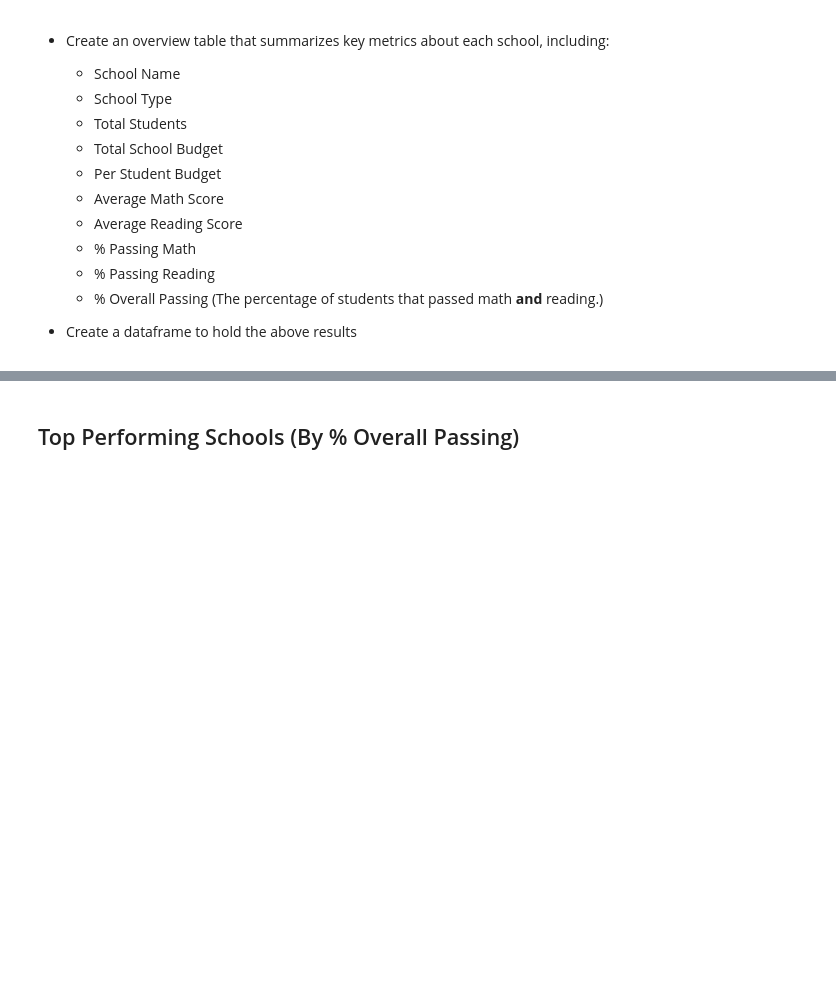
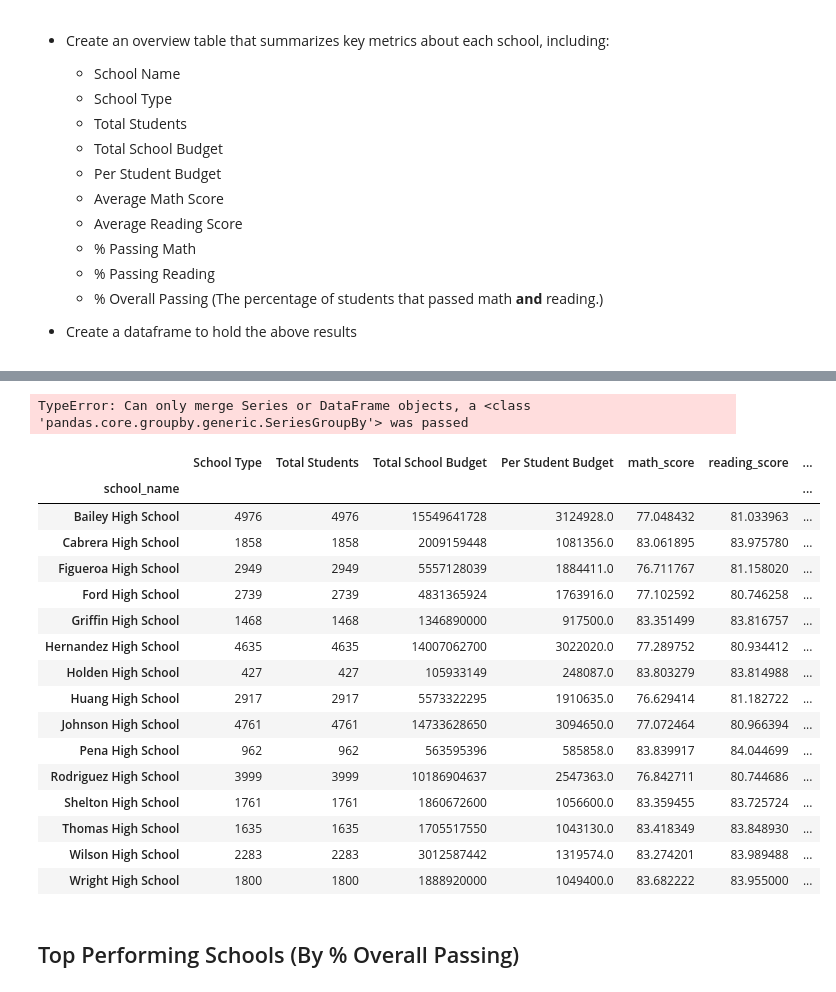
Before and after one commit to j1candel/pandas-challenge, a Jupyter notebook: PyCitySchools/.ipynb, the cells around one changed output, grey strips where cells are left out. Saved outputs shown, nothing was run; the diff lists cells and outputs as text; code cells hidden in the pictures; blank space fills up the shorter version.

Commit message:
Activity one errors fixed

```diff
--- a/PyCitySchools/.ipynb
+++ b/PyCitySchools/.ipynb
@@ -163,20 +195,50 @@ reading_per_school = pd.DataFrame(school_name_df['reading_score'].mean())
 #Finding the total number of students per school that passed Math
 school_name_df = passing_math_df.groupby('school_name')
 math_per_df = school_name_df['math_score'].count()
-percentage_math_per_df = math_per_df/students_per_df*100
-percentage_math_per_df = pd.DataFrame(percentage_math_per_df)
+percentage_math_per_df = pd.DataFrame(math_per_df/students_per_df*100)
 # %%
 #Finding the total number of students per school that passed Reading
 school_name_df = passing_reading_df.groupby('school_name')
 reading_per_df = school_name_df['reading_score'].count()
-percentage_reading_per_df = reading_per_df/students_per_df*100
-percentage_reading_per_df = pd.DataFrame(percentage_reading_per_df)
+percentage_reading_per_df = pd.DataFrame(reading_per_df/students_per_df*100)
 # %%
 #Finding the total number of students per school that passed Reading and Math
 school_name_df = passing_both_df.groupby('school_name')
 both_per_df = school_name_df['reading_score'].count()
-percentage_both_per_df = both_per_df/students_per_df*100
-percentage_both_per_df = pd.DataFrame(percentage_both_per_df)
+percentage_both_per_df = pd.DataFrame(both_per_df/students_per_df*100)
+# %%
+sum_per_df = pd.merge(type_of_school_df, students_per_df, how='left', on=["school_name"])
+sum_per_df = pd.merge(sum_per_df, budget_per_school_df, how='left', on=["school_name"])
+sum_per_df = pd.merge(sum_per_df, budget_per_student_df, how='left', on=["school_name"])
+sum_per_df = pd.merge(sum_per_df, math_per_school_df, how='left', on=["school_name"])
+sum_per_df = pd.merge(sum_per_df, reading_per_school_df, how='left', on=["school_name"])
+sum_per_df = pd.merge(sum_per_df, percentage_math_per_df, how='left', on=["school_name"])
+sum_per_df = pd.merge(sum_per_df, percentage_reading_per_df, how='left', on=["school_name"])
+sum_per_df = pd.merge(sum_per_df, percentage_both_per_df, how='left', on=["school_name"])
+sum_per_df
+# %% [output]
+TypeError: Can only merge Series or DataFrame objects, a <class 'pandas.core.groupby.generic.SeriesGroupBy'> was passed
+# %%
+
+sum_per_df
+# %% [output]
+|  | School Type | Total Students | Total School Budget | Per Student Budget | math_score | reading_score | ... |
+| school_name |  |  |  |  |  |  | ... |
+| Bailey High School | 4976 | 4976 | 15549641728 | 3124928.0 | 77.048432 | 81.033963 | ... |
+| Cabrera High School | 1858 | 1858 | 2009159448 | 1081356.0 | 83.061895 | 83.975780 | ... |
+| Figueroa High School | 2949 | 2949 | 5557128039 | 1884411.0 | 76.711767 | 81.158020 | ... |
+| Ford High School | 2739 | 2739 | 4831365924 | 1763916.0 | 77.102592 | 80.746258 | ... |
+| Griffin High School | 1468 | 1468 | 1346890000 | 917500.0 | 83.351499 | 83.816757 | ... |
+| Hernandez High School | 4635 | 4635 | 14007062700 | 3022020.0 | 77.289752 | 80.934412 | ... |
+| Holden High School | 427 | 427 | 105933149 | 248087.0 | 83.803279 | 83.814988 | ... |
+| Huang High School | 2917 | 2917 | 5573322295 | 1910635.0 | 76.629414 | 81.182722 | ... |
+| Johnson High School | 4761 | 4761 | 14733628650 | 3094650.0 | 77.072464 | 80.966394 | ... |
+| Pena High School | 962 | 962 | 563595396 | 585858.0 | 83.839917 | 84.044699 | ... |
+| Rodriguez High School | 3999 | 3999 | 10186904637 | 2547363.0 | 76.842711 | 80.744686 | ... |
+| Shelton High School | 1761 | 1761 | 1860672600 | 1056600.0 | 83.359455 | 83.725724 | ... |
+| Thomas High School | 1635 | 1635 | 1705517550 | 1043130.0 | 83.418349 | 83.848930 | ... |
+| Wilson High School | 2283 | 2283 | 3012587442 | 1319574.0 | 83.274201 | 83.989488 | ... |
+| Wright High School | 1800 | 1800 | 1888920000 | 1049400.0 | 83.682222 | 83.955000 | ... |
 # %% [markdown]
 ## Top Performing Schools (By % Overall Passing)
 # %% [markdown]
```
Also changed, not shown: parts of 10 cells of this notebook.
